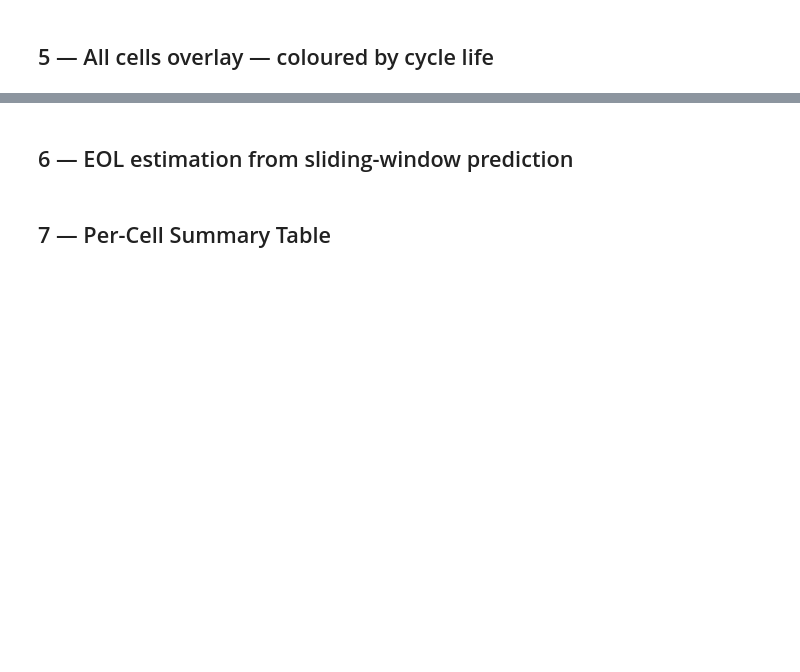
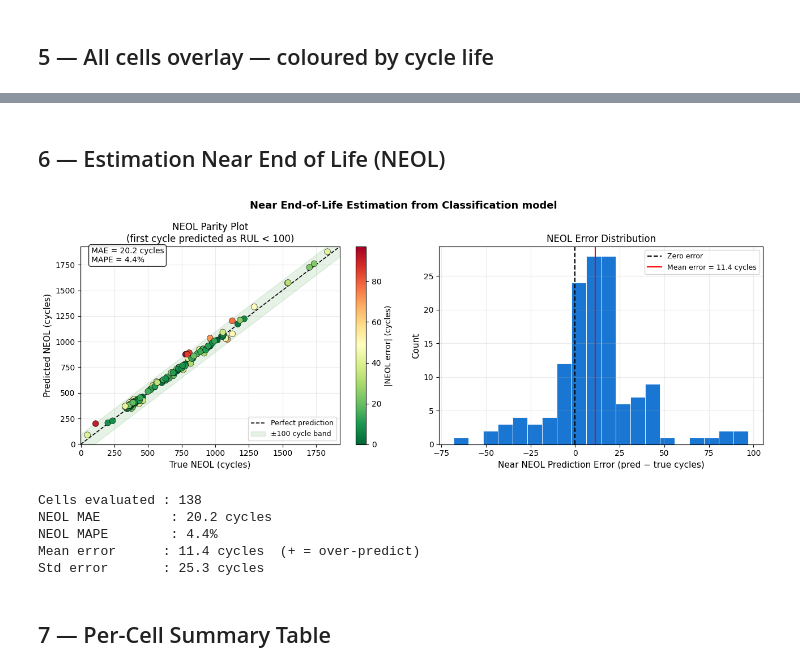
Before and after one commit to PhanLeSon03/battery_estimation, a Jupyter notebook: predict_clf.ipynb, the cells around one changed output, grey strips where cells are left out. Saved outputs shown, nothing was run; the diff lists cells and outputs as text; code cells hidden in the pictures; blank space fills up the shorter version.

```diff
--- a/predict_clf.ipynb
+++ b/predict_clf.ipynb
@@ -373,8 +379,8 @@ plt.show()
 # %% [markdown]
-## 6 — EOL estimation from sliding-window prediction
+## 6 — Estimation Near End of Life (NEOL)
 # %%
-# ── EOL estimation from sliding-window predictions ────────────────────────────
-# EOL = first window-end cycle where predicted/true class == 4 (RUL < 100)
+# ── NEOL estimation from sliding-window predictions ────────────────────────────
+# NEOL = first window-end cycle where predicted/true class == 4 (RUL < 100)
 
 eol_true_list, eol_pred_list, cid_list = [], [], []
 
@@ -383,11 +389,11 @@ for cid, r in all_results.items():
     true_cls = r["true_classes"]
     pred_cls = r["pred_classes"]
 
-    # true EOL: first cycle where true class == 4, fallback to cycle_life
+    # true NEOL: first cycle where true class == 4, fallback to cycle_life
     true_hits = cycles[true_cls == 4]
     eol_true  = int(true_hits[0]) if len(true_hits) > 0 else r["cycle_life"]
 
-    # pred EOL: first cycle where predicted class == 4, fallback to last cycle
+    # pred NEOL: first cycle where predicted class == 4, fallback to last cycle
     pred_hits = cycles[pred_cls == 4]
     eol_pred  = int(pred_hits[0]) if len(pred_hits) > 0 else int(cycles[-1])
 
@@ -403,7 +409,7 @@ mae_eol  = float(np.mean(np.abs(eol_err)))
 mape_eol = float(np.mean(np.abs(eol_err) / (eol_true + 1e-6)) * 100)
 
 fig, axes = plt.subplots(1, 2, figsize=(13, 5))
-fig.suptitle("End-of-Life Estimation from RUL Classification", fontsize=13, fontweight="bold")
+fig.suptitle("Near End-of-Life Estimation from Classification model", fontsize=13, fontweight="bold")
 
 # ── Parity plot ───────────────────────────────────────────────────────────────
 ax  = axes[0]
@@ -412,41 +418,48 @@ lim = [min(eol_true.min(), eol_pred.min()) - 50,
 
 sc = ax.scatter(eol_true, eol_pred, c=np.abs(eol_err),
                 cmap="RdYlGn_r", s=60, edgecolors="k", linewidths=0.4, zorder=3)
-plt.colorbar(sc, ax=ax, label="|EOL error| (cycles)")
+plt.colorbar(sc, ax=ax, label="|NEOL error| (cycles)")
 ax.plot(lim, lim, "k--", lw=1.2, label="Perfect prediction")
 ax.fill_between(lim, [l - 100 for l in lim], [l + 100 for l in lim],
                 alpha=0.1, color="green", label="±100 cycle band")
-ax.set_xlabel("True EOL (cycles)",      fontsize=11)
-ax.set_ylabel("Predicted EOL (cycles)", fontsize=11)
-ax.set_title("EOL Parity Plot\n(first cycle predicted as RUL < 100)")
+ax.set_xlabel("True NEOL (cycles)",      fontsize=11)
+ax.set_ylabel("Predicted NEOL (cycles)", fontsize=11)
+ax.set_title("NEOL Parity Plot\n(first cycle predicted as RUL < 100)")
 ax.set_xlim(lim); ax.set_ylim(lim)
 ax.legend(fontsize=9)
 ax.grid(True, alpha=0.25)
 ax.text(0.04, 0.92, f"MAE = {mae_eol:.1f} cycles\nMAPE = {mape_eol:.1f}%",
         transform=ax.transAxes, fontsize=10,
         bbox=dict(boxstyle="round", facecolor="white", alpha=0.85))
 
 # ── Error histogram ───────────────────────────────────────────────────────────
 ax = axes[1]
 ax.hist(eol_err, bins=20, color="#1976D2", edgecolor="white", linewidth=0.6)
 ax.axvline(0,              color="black", lw=1.5, ls="--", label="Zero error")
 ax.axvline(eol_err.mean(), color="red",   lw=1.5, ls="-",
            label=f"Mean error = {eol_err.mean():.1f} cycles")
-ax.set_xlabel("EOL Prediction Error (pred − true cycles)", fontsize=11)
+ax.set_xlabel("Near NEOL Prediction Error (pred − true cycles)", fontsize=11)
 ax.set_ylabel("Count", fontsize=11)
-ax.set_title("EOL Error Distribution")
+ax.set_title("NEOL Error Distribution")
 ax.legend(fontsize=9)
 ax.grid(True, alpha=0.25)
 
 plt.tight_layout()
 plt.savefig("eol_parity_clf.png", dpi=150, bbox_inches="tight")
 plt.show()
 
 print(f"Cells evaluated : {len(eol_true)}")
-print(f"EOL MAE         : {mae_eol:.1f} cycles")
-print(f"EOL MAPE        : {mape_eol:.1f}%")
+print(f"NEOL MAE         : {mae_eol:.1f} cycles")
+print(f"NEOL MAPE        : {mape_eol:.1f}%")
 print(f"Mean error      : {eol_err.mean():.1f} cycles  (+ = over-predict)")
 print(f"Std error       : {eol_err.std():.1f} cycles")
+# %% [output]
+[figure, added]
+Cells evaluated : 138
+NEOL MAE         : 20.2 cycles
+NEOL MAPE        : 4.4%
+Mean error      : 11.4 cycles  (+ = over-predict)
+Std error       : 25.3 cycles
 # %% [markdown]
 ## 7 — Per-Cell Summary Table
 # %%
```
Also changed, not shown: parts of 4 cells of this notebook.
